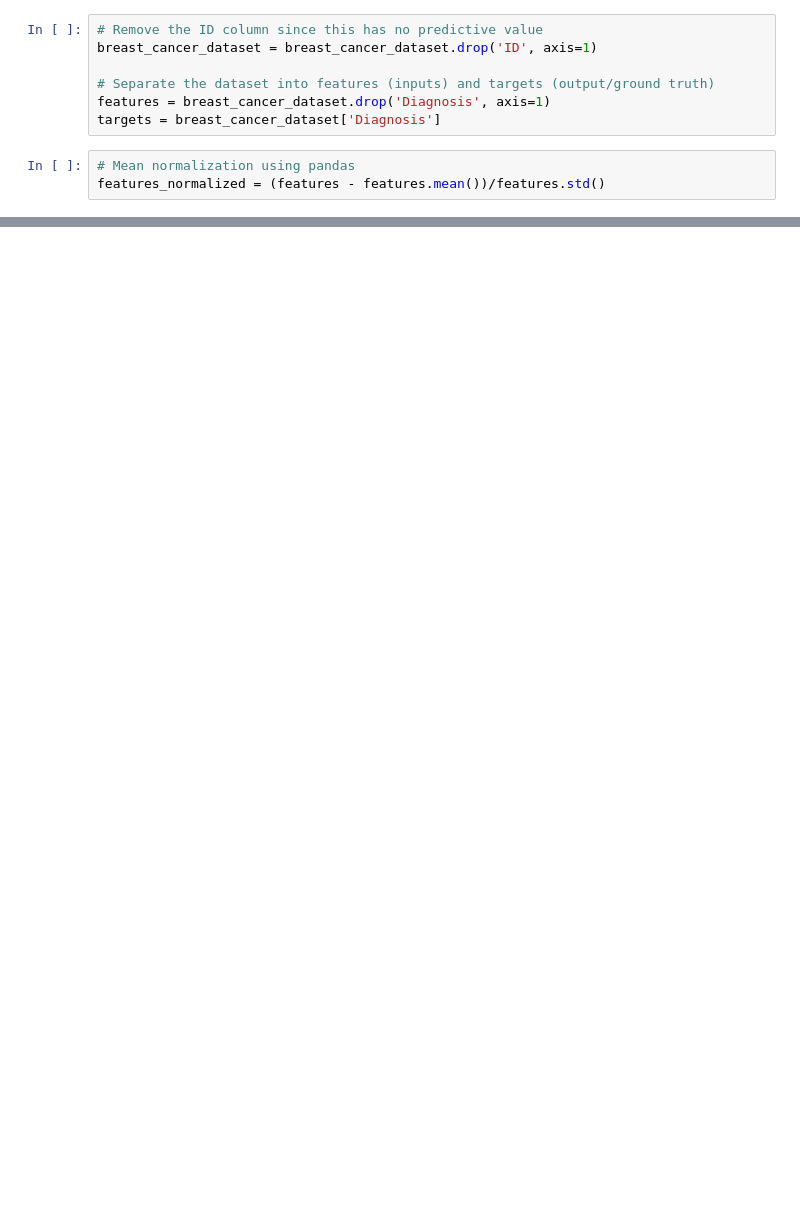
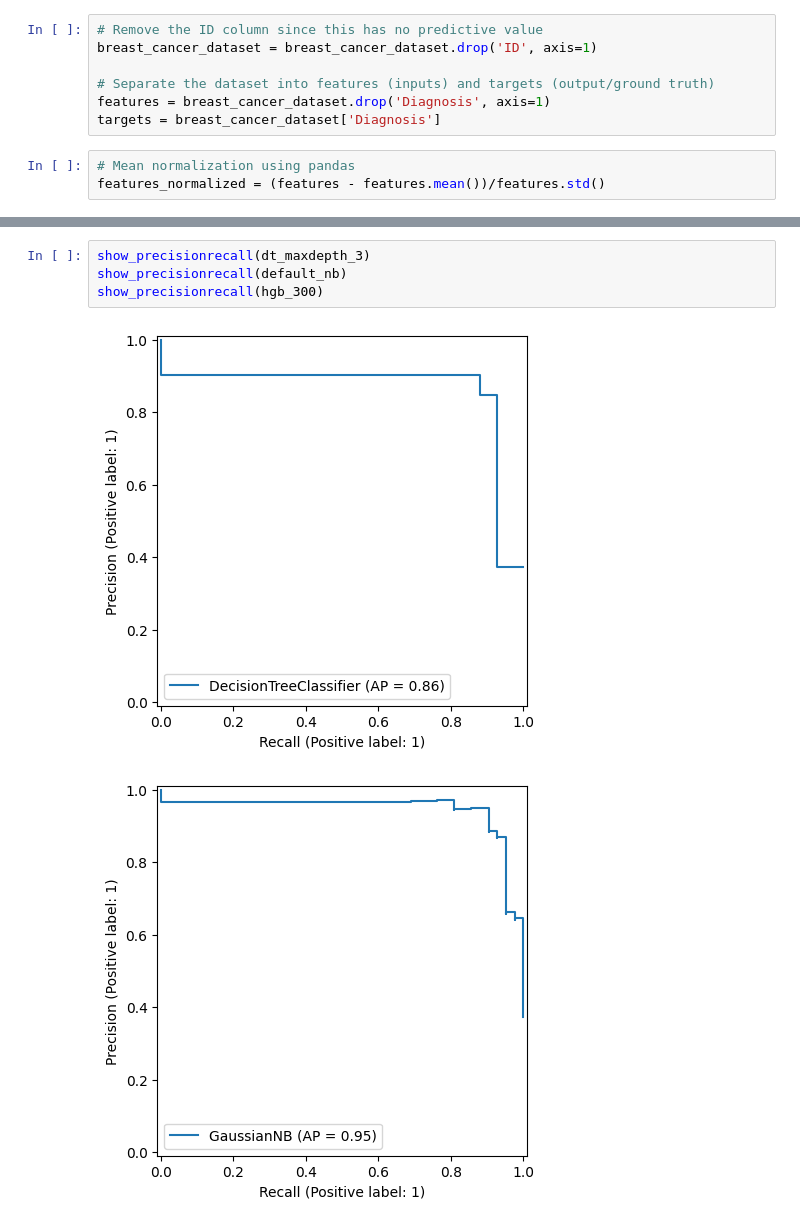
Before and after one commit to Finken2002/itf31519_2026, a Jupyter notebook: pipeline_baseline_evaluation/workshop_0809.ipynb, the cells around one changed output, grey strips where cells are left out. Cells and saved outputs as stored; diff of their text form; blank space fills up the shorter version.

```diff
--- a/pipeline_baseline_evaluation/workshop_0809.ipynb
+++ b/pipeline_baseline_evaluation/workshop_0809.ipynb
@@ -137,0 +290,7 @@ Training Accuracy: 0.98 Validation Accuracy: 0.92 Testing: 0.89
+# %%
+show_precisionrecall(dt_maxdepth_3)
+show_precisionrecall(default_nb)
+show_precisionrecall(hgb_300)
+# %% [output]
+[figure, added]
+[figure, added]
```
Also changed, not shown: parts of 38 cells of this notebook, 1 other file.
